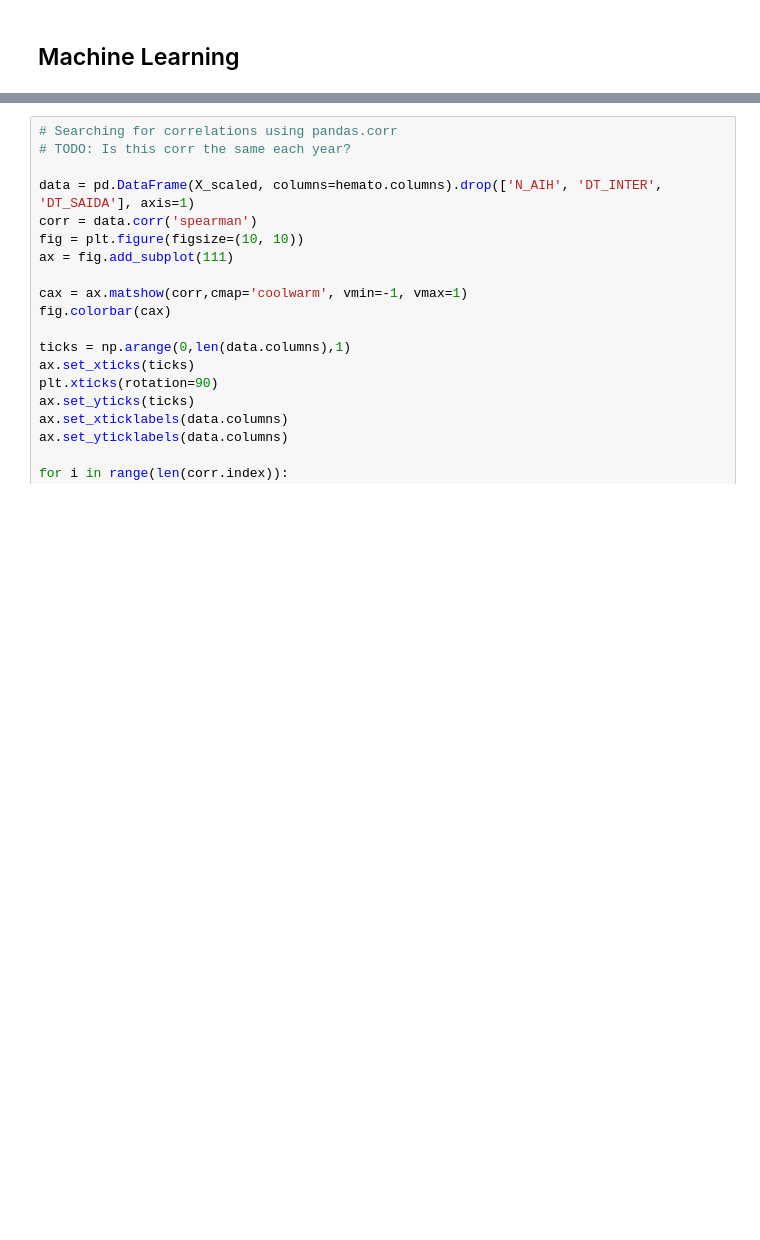
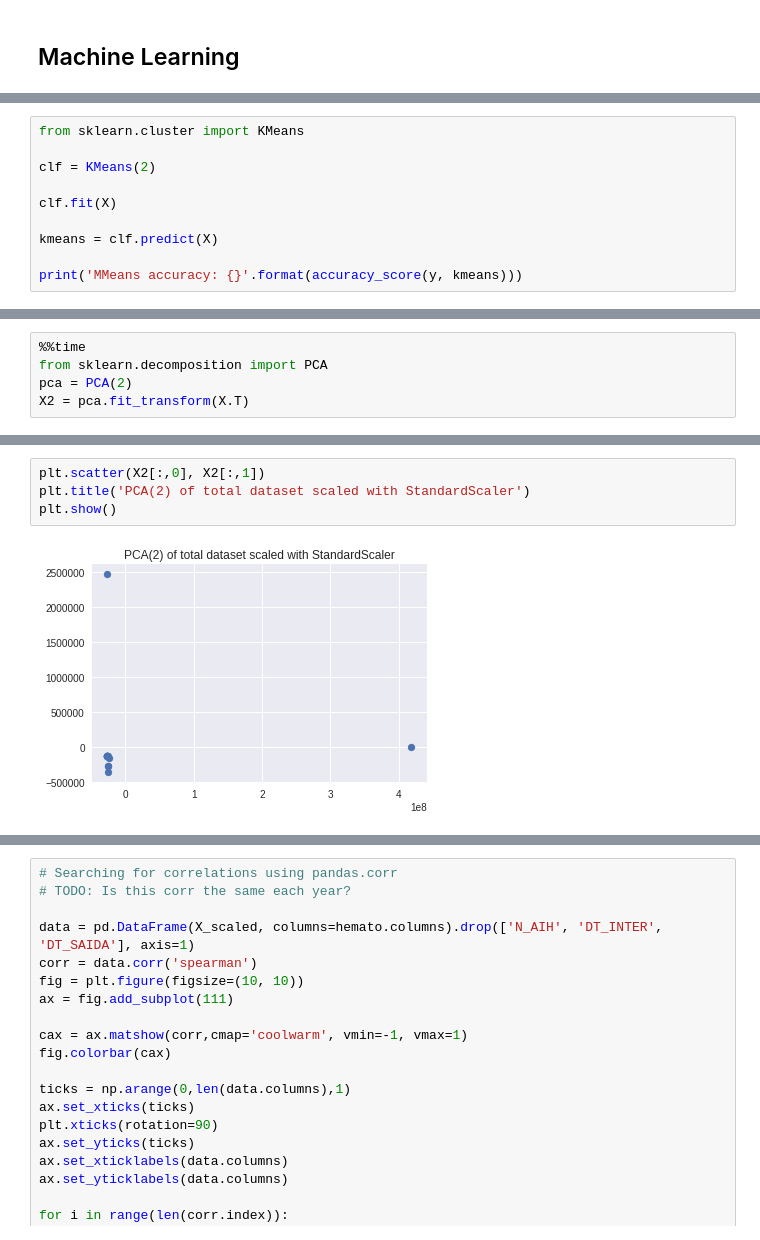
Before and after one commit to gbletsch/hematologic_hospitalizations_brazil, a Jupyter notebook: tcc.ipynb, the cells around one changed output, grey strips where cells are left out. Cells and saved outputs as stored; diff of their text form; blank space fills up the shorter version.

```diff
--- a/tcc.ipynb
+++ b/tcc.ipynb
@@ -625,3 +690,13 @@ from sklearn.preprocessing import StandardScaler
 scaler = StandardScaler()
 
 X_scaled = scaler.fit_transform(X)
+# %%
+from sklearn.cluster import KMeans
+
+clf = KMeans(2)
+
+clf.fit(X)
+
+kmeans = clf.predict(X)
+
+print('MMeans accuracy: {}'.format(accuracy_score(y, kmeans)))
@@ -627,0 +705,5 @@ X_scaled = scaler.fit_transform(X)
+# %%
+%%time
+from sklearn.decomposition import PCA
+pca = PCA(2)
+X2 = pca.fit_transform(X.T)
@@ -627,0 +713,6 @@ X_scaled = scaler.fit_transform(X)
+# %%
+plt.scatter(X2[:,0], X2[:,1])
+plt.title('PCA(2) of total dataset scaled with StandardScaler')
+plt.show()
+# %% [output]
+[figure, added]
```
Also changed, not shown: parts of 17 cells of this notebook, 1 other file.
